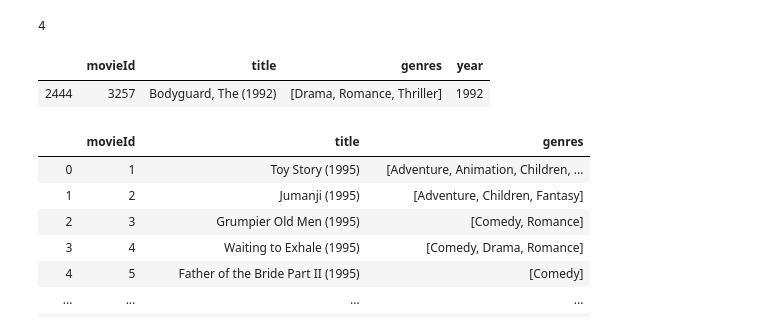
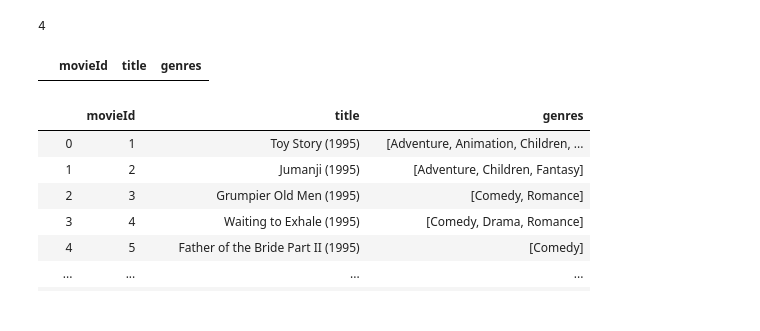
Before and after one commit to aabrahamson3/movie-rec, a Jupyter notebook: notebooks/exploratory/movies_ratings.ipynb, the cells around one changed output. Cells and saved outputs as stored; diff of their text form; code cells hidden in the pictures.

```diff
--- a/notebooks/exploratory/movies_ratings.ipynb
+++ b/notebooks/exploratory/movies_ratings.ipynb
@@ -159,10 +163,9 @@ def name_retriever(movie_id, movie_title_df):
 # %%
 movie_titles = spark.read.csv('../../data/raw/movies.csv', header='true', inferSchema='true')
 # %%
-movies[(movies['movieId']==3257)]
+movies[(movies['movieId']==9692)]
 # %% [output]
-|  | movieId | title | genres | year |
-| 2444 | 3257 | Bodyguard, The (1992) | [Drama, Romance, Thriller] | 1992 |
+|  | movieId | title | genres |
 # %%
 movies
 # %% [output]
```
Also changed, not shown: parts of 20 cells of this notebook.
